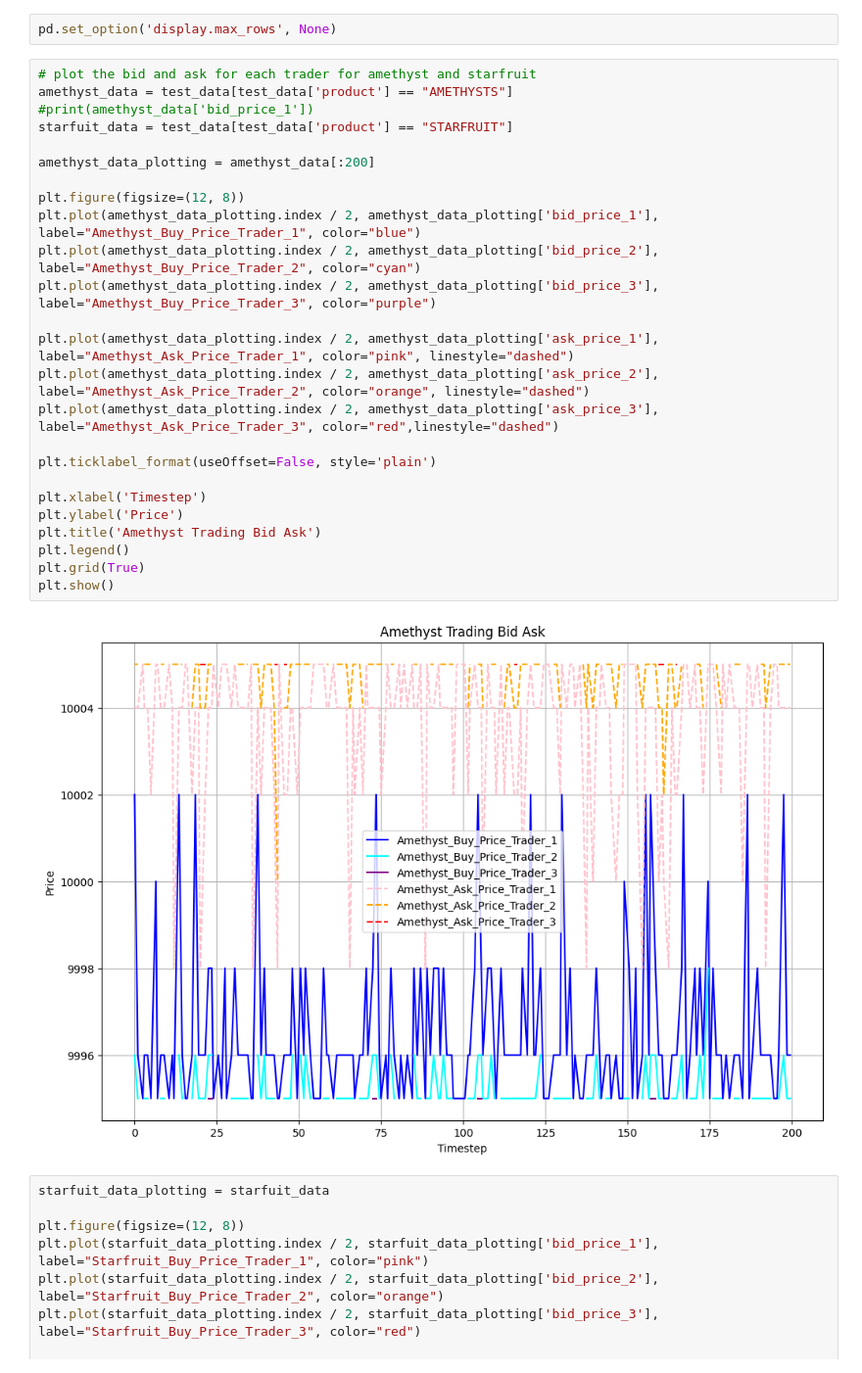
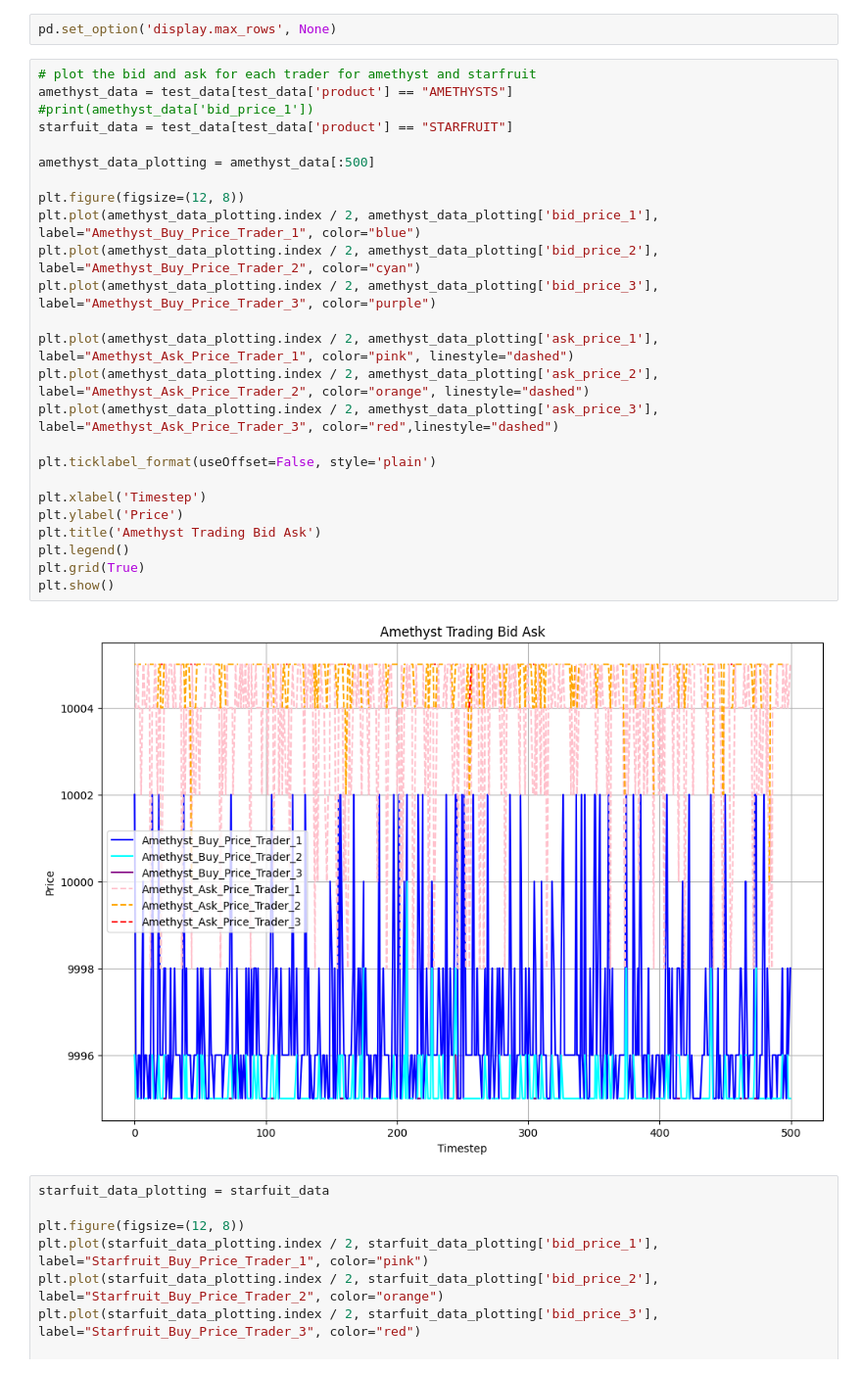
Before and after one commit to timkimneu/IMCProsperityTradingAlgorithm, a Jupyter notebook: tutorial/eda.ipynb, the cells around one changed output. Shown at 98% size. Saved outputs shown, nothing was run; the diff lists cells and outputs as text.

```diff
--- a/tutorial/eda.ipynb
+++ b/tutorial/eda.ipynb
@@ -28,30 +28,30 @@ pd.set_option('display.max_rows', None)
 # %%
 # plot the bid and ask for each trader for amethyst and starfruit
 amethyst_data = test_data[test_data['product'] == "AMETHYSTS"]
 #print(amethyst_data['bid_price_1'])
 starfuit_data = test_data[test_data['product'] == "STARFRUIT"]
 
-amethyst_data_plotting = amethyst_data[:200]
+amethyst_data_plotting = amethyst_data[:500]
 
 plt.figure(figsize=(12, 8))
 plt.plot(amethyst_data_plotting.index / 2, amethyst_data_plotting['bid_price_1'], label="Amethyst_Buy_Price_Trader_1", color="blue")
 plt.plot(amethyst_data_plotting.index / 2, amethyst_data_plotting['bid_price_2'], label="Amethyst_Buy_Price_Trader_2", color="cyan")
 plt.plot(amethyst_data_plotting.index / 2, amethyst_data_plotting['bid_price_3'], label="Amethyst_Buy_Price_Trader_3", color="purple")
 
 plt.plot(amethyst_data_plotting.index / 2, amethyst_data_plotting['ask_price_1'], label="Amethyst_Ask_Price_Trader_1", color="pink", linestyle="dashed")
 plt.plot(amethyst_data_plotting.index / 2, amethyst_data_plotting['ask_price_2'], label="Amethyst_Ask_Price_Trader_2", color="orange", linestyle="dashed")
 plt.plot(amethyst_data_plotting.index / 2, amethyst_data_plotting['ask_price_3'], label="Amethyst_Ask_Price_Trader_3", color="red",linestyle="dashed")
 
 plt.ticklabel_format(useOffset=False, style='plain')
 
 plt.xlabel('Timestep')
 plt.ylabel('Price')
 plt.title('Amethyst Trading Bid Ask')
 plt.legend()
 plt.grid(True)
 plt.show()
 # %% [output]
-[figure, old version]
+[figure, new version]
 # %%
 starfuit_data_plotting = starfuit_data
 
```
Also changed, not shown: 1 other file.
